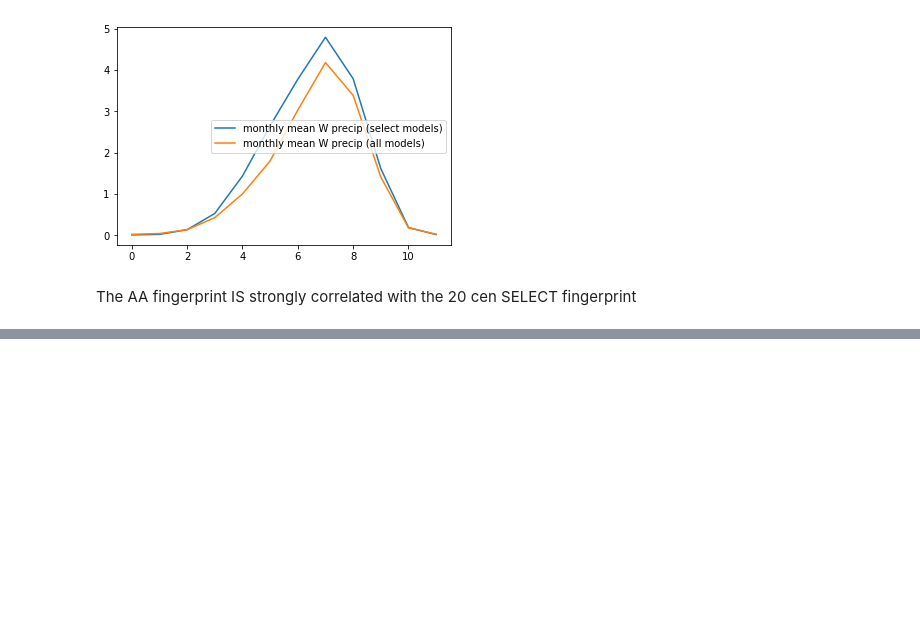
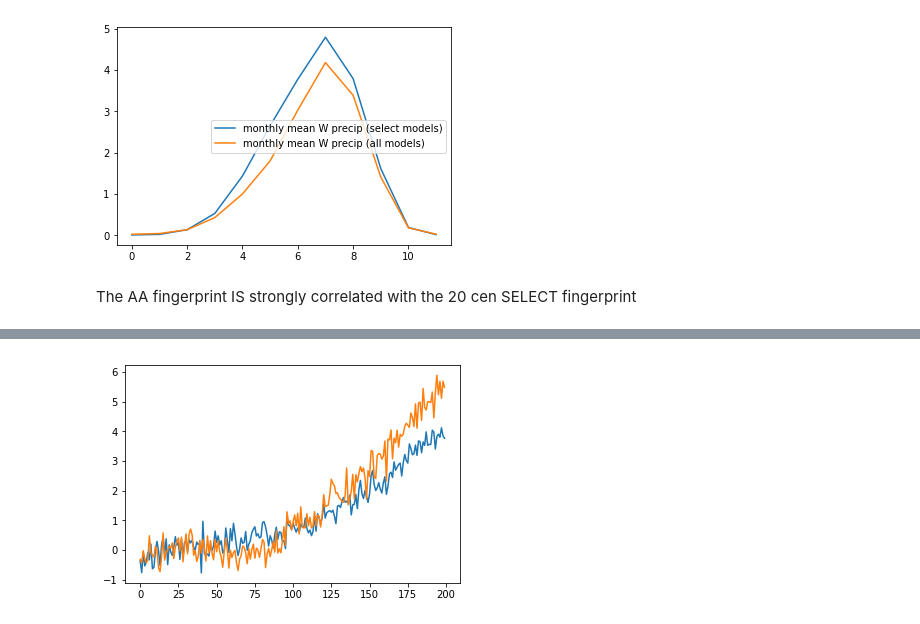
Before and after one commit to katemarvel/Sahel_Code, a Jupyter notebook: SahelFinal.ipynb, the cells around one changed output, grey strips where cells are left out. Saved outputs shown, nothing was run; the diff lists cells and outputs as text; code cells hidden in the pictures; blank space fills up the shorter version.

```diff
--- a/SahelFinal.ipynb
+++ b/SahelFinal.ipynb
@@ -1087,0 +879,10 @@ NameError: name 'ppc' is not defined
+# %%
+def plot_signal(variable,century):
+    fsignal=cdms.open("/Users/kmarvel/Google Drive/Sahel/DATA/SN/signals"+str(century)+"cen.nc")
+    signal=fsignal(variable)
+    plt.plot(MV.average(signal,axis=0).asma())
+    fsignal.close()
+plot_signal("intensity_W",21)
+plot_signal("all",21)
+# %% [output]
+[figure, added]
```
Also changed, not shown: parts of 62 cells of this notebook, 1 other file.
